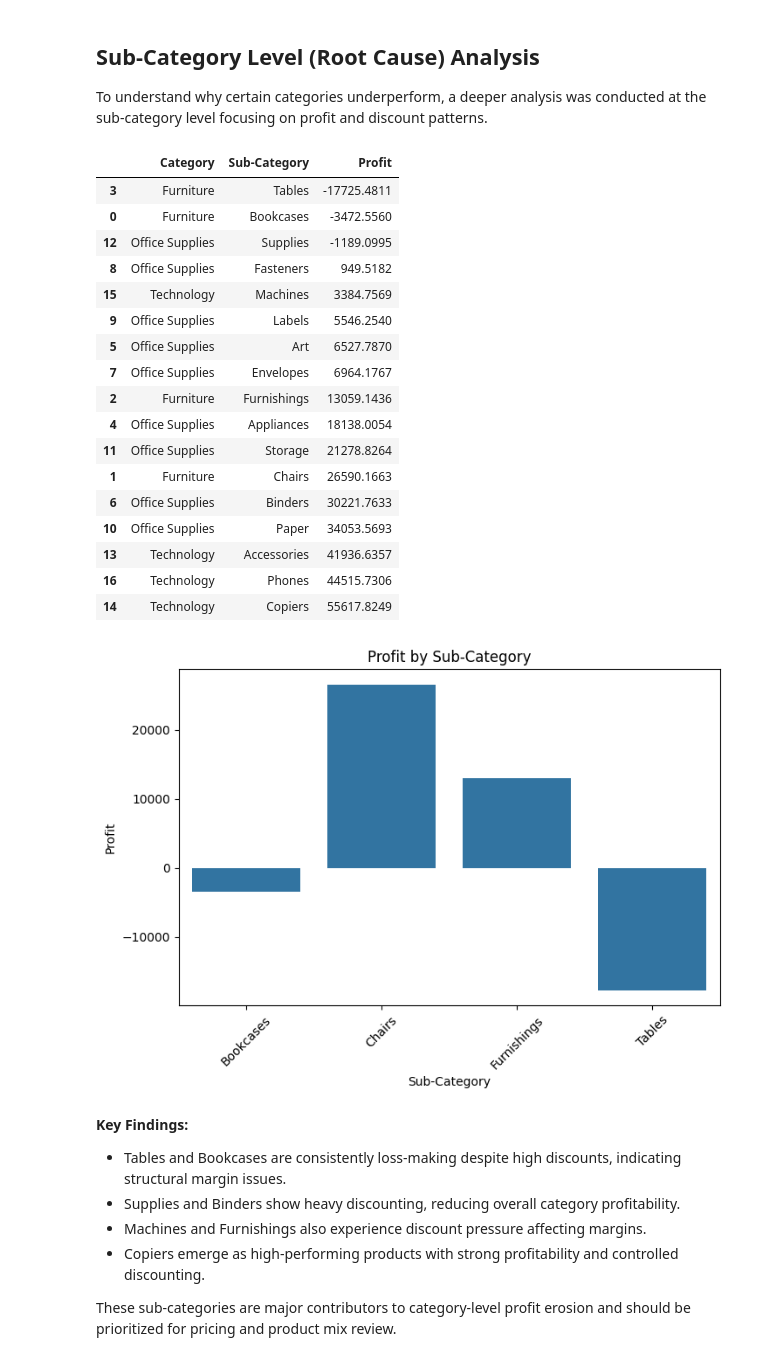
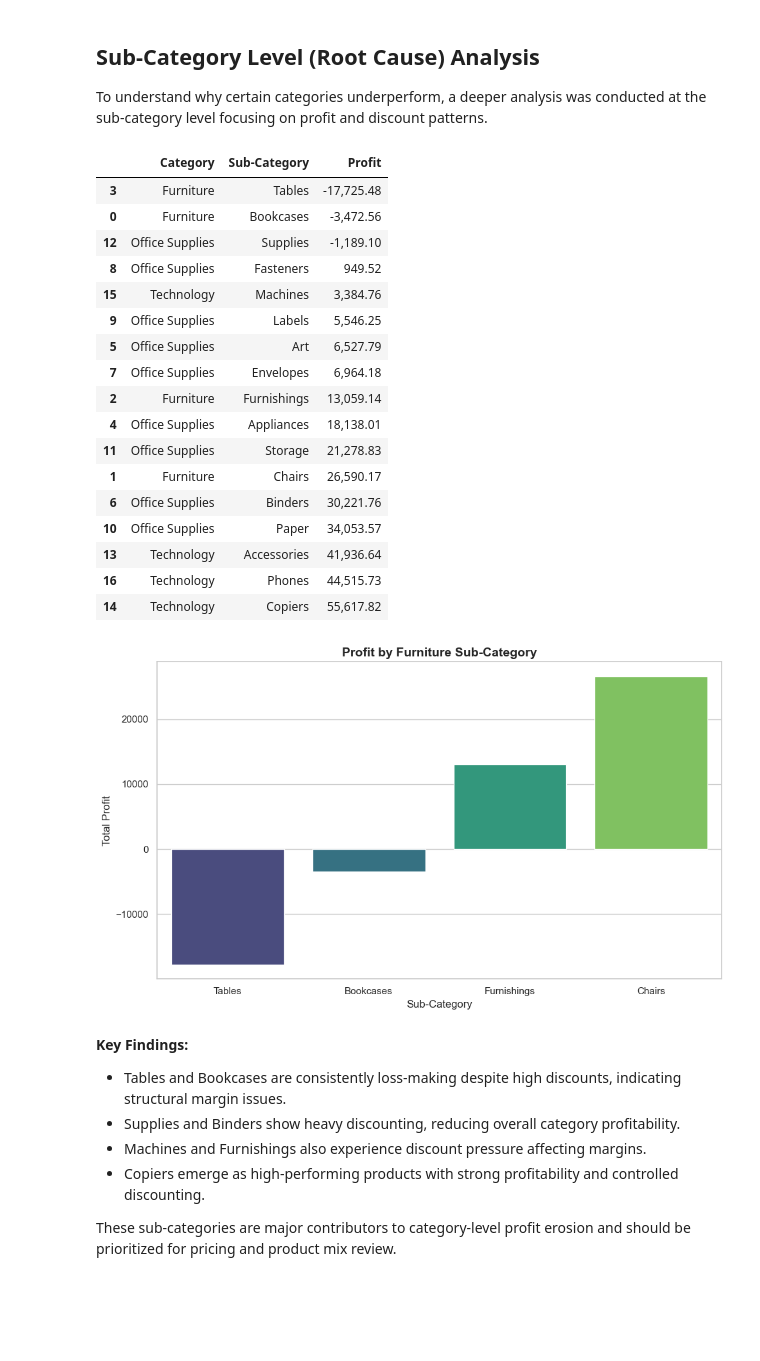
Before and after one commit to devank-data-analyst/business-sales-analysis, a Jupyter notebook: notebooks/analysis.ipynb, the cells around one changed output. Saved outputs shown, nothing was run; the diff lists cells and outputs as text; code cells hidden in the pictures; blank space fills up the shorter version.

```diff
--- a/notebooks/analysis.ipynb
+++ b/notebooks/analysis.ipynb
@@ -16,6 +18,7 @@ pd.set_option('display.max_columns', None)
 This dataset contains transactional sales data from a retail superstore, including information on orders, customers, regions, product categories, discounts, and profitability.
 # %%
 df = pd.read_csv('../data/Sample - Superstore.csv', encoding='latin1')
+df.columns = df.columns.str.strip()
 df.head()
 # %% [output]
 |  | Row ID | Order ID | Order Date | Ship Date | Ship Mode | Customer ID | Customer Name | Segment | Country | ... |
@@ -61,8 +64,8 @@ df.duplicated().sum()
 # %% [output]
 np.int64(0)
 # %%
-df['Order Date'] = pd.to_datetime(df['Order Date'])
-df['Ship Date'] = pd.to_datetime(df['Ship Date'])
+df['Order Date'] = pd.to_datetime(df['Order Date'], errors='coerce')
+df['Ship Date'] = pd.to_datetime(df['Ship Date'], errors='coerce')
 # %%
 df.dtypes
 # %% [output]
@@ -84,9 +87,11 @@ Discount                float64
 Profit                  float64
 dtype: object
 # %%
-df['Order Year'] = df['Order Date'].dt.year
-df['Order Month'] = df['Order Date'].dt.month
-df['Order Month Name'] = df['Order Date'].dt.month_name()
+df = df.assign(
+    Order_Year = df['Order Date'].dt.year,
+    Order_Month = df['Order Date'].dt.month,
+    Order_Month_Name = df['Order Date'].dt.month_name()
+)
 
-df[['Order Date', 'Order Year', 'Order Month',  'Order Month Name']].head()
+df[['Order Date', 'Order_Year', 'Order_Month',  'Order_Month_Name']].head()
 # %% [output]
@@ -199,39 +204,52 @@ To understand why certain categories underperform, a deeper analysis was conduct
 # %%
 # Sub-Category wise sales and profit analysis
 
-subcat_profit = df.groupby(['Category','Sub-Category'])['Profit'].sum().reset_index()
+subcat_profit = (
+    df.groupby(['Category', 'Sub-Category'], observed=True)['Profit']
+      .sum()
+      .reset_index()
+      .sort_values(by='Profit')
+)
+
 subcat_profit
-subcat_profit_sorted = subcat_profit.sort_values(by='Profit')
-subcat_profit_sorted
 # %% [output]
 |  | Category | Sub-Category | Profit |
-| 3 | Furniture | Tables | -17725.4811 |
-| 0 | Furniture | Bookcases | -3472.5560 |
-| 12 | Office Supplies | Supplies | -1189.0995 |
-| 8 | Office Supplies | Fasteners | 949.5182 |
-| 15 | Technology | Machines | 3384.7569 |
-| 9 | Office Supplies | Labels | 5546.2540 |
-| 5 | Office Supplies | Art | 6527.7870 |
-| 7 | Office Supplies | Envelopes | 6964.1767 |
-| 2 | Furniture | Furnishings | 13059.1436 |
-| 4 | Office Supplies | Appliances | 18138.0054 |
-| 11 | Office Supplies | Storage | 21278.8264 |
-| 1 | Furniture | Chairs | 26590.1663 |
-| 6 | Office Supplies | Binders | 30221.7633 |
-| 10 | Office Supplies | Paper | 34053.5693 |
-| 13 | Technology | Accessories | 41936.6357 |
-| 16 | Technology | Phones | 44515.7306 |
-| 14 | Technology | Copiers | 55617.8249 |
+| 3 | Furniture | Tables | -17,725.48 |
+| 0 | Furniture | Bookcases | -3,472.56 |
+| 12 | Office Supplies | Supplies | -1,189.10 |
+| 8 | Office Supplies | Fasteners | 949.52 |
+| 15 | Technology | Machines | 3,384.76 |
+| 9 | Office Supplies | Labels | 5,546.25 |
+| 5 | Office Supplies | Art | 6,527.79 |
+| 7 | Office Supplies | Envelopes | 6,964.18 |
+| 2 | Furniture | Furnishings | 13,059.14 |
+| 4 | Office Supplies | Appliances | 18,138.01 |
+| 11 | Office Supplies | Storage | 21,278.83 |
+| 1 | Furniture | Chairs | 26,590.17 |
+| 6 | Office Supplies | Binders | 30,221.76 |
+| 10 | Office Supplies | Paper | 34,053.57 |
+| 13 | Technology | Accessories | 41,936.64 |
+| 16 | Technology | Phones | 44,515.73 |
+| 14 | Technology | Copiers | 55,617.82 |
 # %%
 furniture_data = subcat_profit[subcat_profit['Category'] == 'Furniture']
 
-plt.figure(figsize=(8,5))
-sns.barplot(x='Sub-Category', y='Profit', data=furniture_data)
-plt.title('Profit by Sub-Category')
-plt.xticks(rotation=45)
+plt.figure(figsize=(10,6))
+sns.barplot(
+    x='Sub-Category',
+    y='Profit',
+    data=furniture_data,
+    hue='Sub-Category',
+    palette='viridis',
+    legend=False
+)
+plt.title('Profit by Furniture Sub-Category', fontsize=14, weight='bold')
+plt.xlabel('Sub-Category')
+plt.ylabel('Total Profit')
+plt.tight_layout()
 plt.show()
 # %% [output]
-[figure, old version]
+[figure, new version]
 # %% [markdown]
 **Key Findings:**
 - Tables and Bookcases are consistently loss-making despite high discounts, indicating structural margin issues.
```
Also changed, not shown: parts of 17 cells of this notebook.
